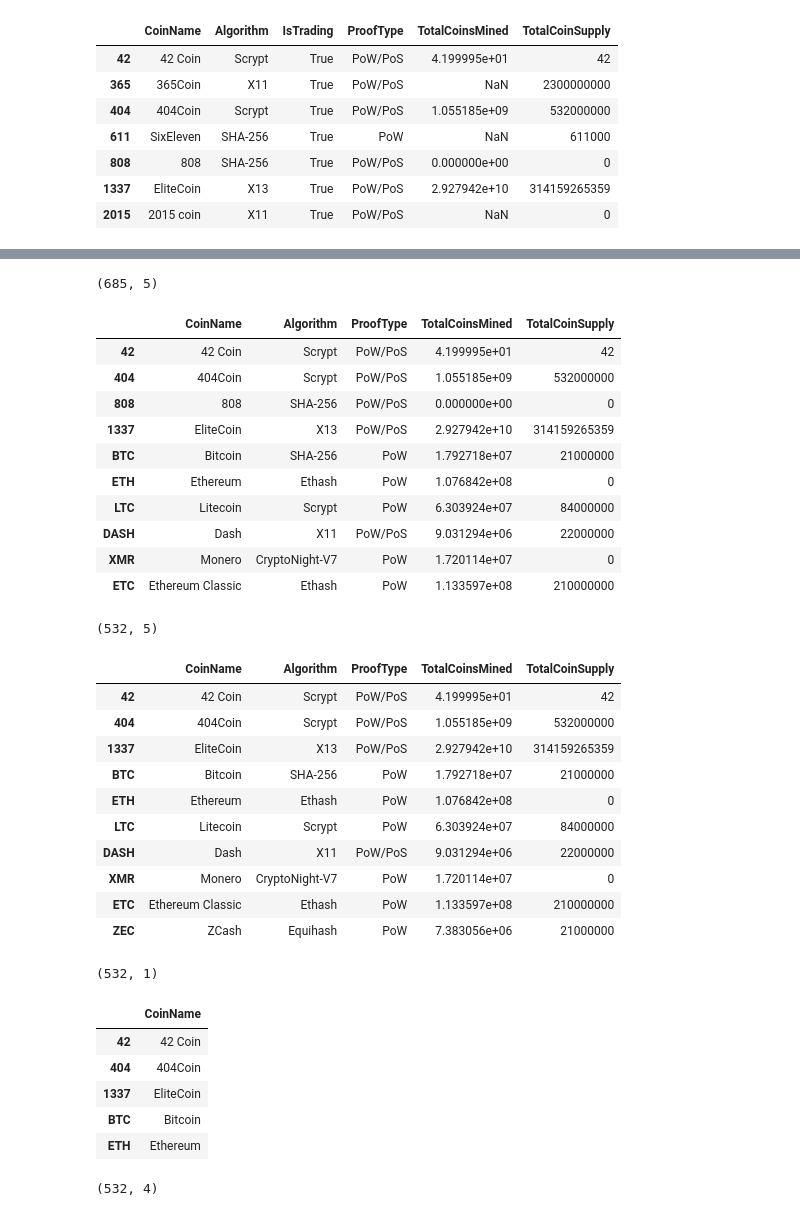
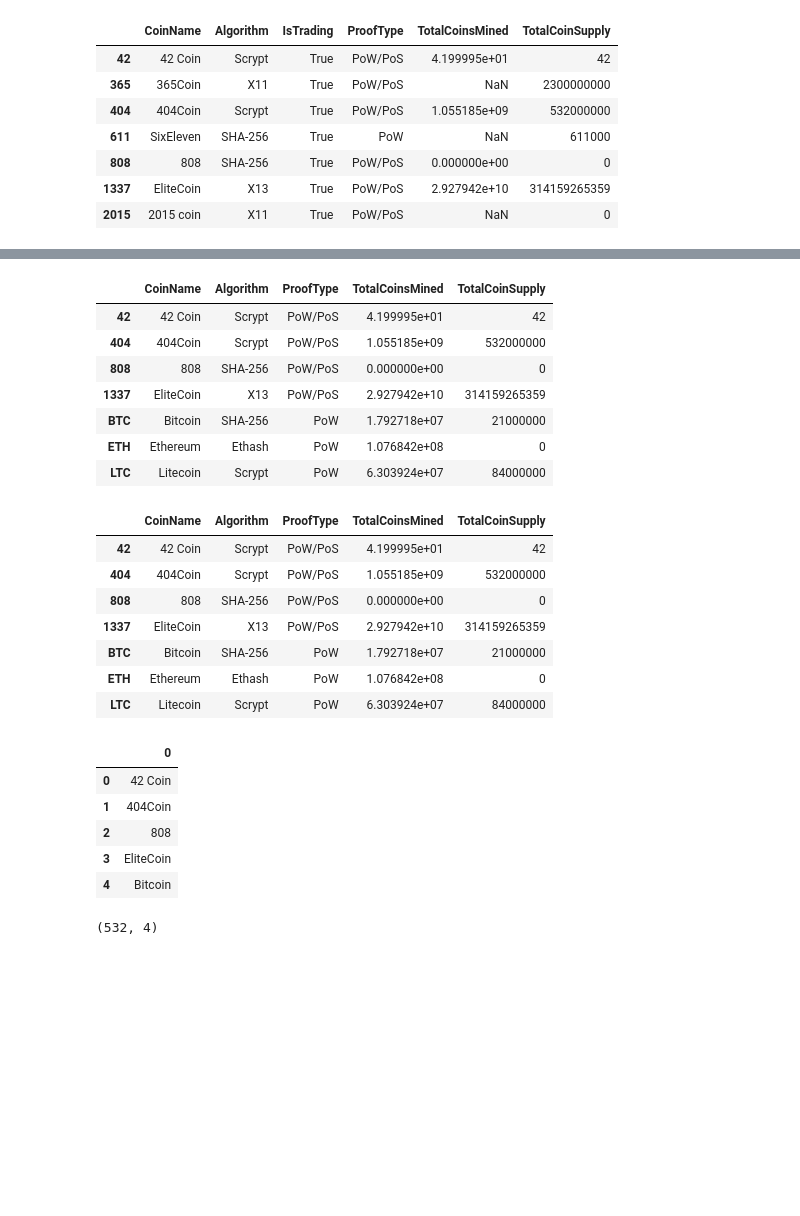
Before and after one commit to pmoores/Cryptocurrencies, a Jupyter notebook: crypto_clustering.ipynb, the cells around one changed output, grey strips where cells are left out. Saved outputs shown, nothing was run; the diff lists cells and outputs as text; code cells hidden in the pictures; blank space fills up the shorter version.

```diff
--- a/crypto_clustering.ipynb
+++ b/crypto_clustering.ipynb
@@ -25,7 +25,3 @@ crypto_df.head(7)
 | 808 | 808 | SHA-256 | True | PoW/PoS | 0.000000e+00 | 0 |
 | 1337 | EliteCoin | X13 | True | PoW/PoS | 2.927942e+10 | 314159265359 |
 | 2015 | 2015 coin | X11 | True | PoW/PoS | NaN | 0 |
-# %%
-# Set index to 'Unnamed: 0' column
-crypto_df.set_index('Unnamed: 0')
-crypto_df.sample(7)
@@ -41,5 +28,5 @@ crypto_df.sample(7)
 # %%
 # Keep all the cryptocurrencies that are being traded.
-crypto_df = crypto_df.loc[crypto_df['IsTrading'] == True]
-crypto_df.sample(7)
+crypto_df.loc[crypto_df['IsTrading'] == True]
+crypto_df.head(7)
 # %% [output]
@@ -54,4 +41,4 @@ crypto_df.sample(7)
 # %%
 # Keep all the cryptocurrencies that have a working algorithm.
-# Drop null rows
-crypto_df = crypto_df.dropna()
+# Returns 0 null rows in Algorithm column
+crypto_df["Algorithm"].isnull().sum()
@@ -58,4 +47,5 @@ crypto_df = crypto_df.dropna()
 # %%
 # Remove the "IsTrading" column.
-# YOUR CODE HERE
+crypto_df.drop(columns=["IsTrading"], inplace=True)
+crypto_df.head(7)
 # %% [output]
@@ -73,9 +59,9 @@ crypto_df = crypto_df.dropna()
 | LTC | Litecoin | Scrypt | PoW | 6.303924e+07 | 84000000 |
 # %%
 # Remove rows that have at least 1 null value.
-# YOUR CODE HERE
+crypto_df.dropna()
+crypto_df.head(7)
 # %% [output]
-(685, 5)
 |  | CoinName | Algorithm | ProofType | TotalCoinsMined | TotalCoinSupply |
 | 42 | 42 Coin | Scrypt | PoW/PoS | 4.199995e+01 | 42 |
 | 404 | 404Coin | Scrypt | PoW/PoS | 1.055185e+09 | 532000000 |
@@ -84,36 +70,34 @@ crypto_df = crypto_df.dropna()
 | BTC | Bitcoin | SHA-256 | PoW | 1.792718e+07 | 21000000 |
 | ETH | Ethereum | Ethash | PoW | 1.076842e+08 | 0 |
 | LTC | Litecoin | Scrypt | PoW | 6.303924e+07 | 84000000 |
-| DASH | Dash | X11 | PoW/PoS | 9.031294e+06 | 22000000 |
-| XMR | Monero | CryptoNight-V7 | PoW | 1.720114e+07 | 0 |
-| ETC | Ethereum Classic | Ethash | PoW | 1.133597e+08 | 210000000 |
 # %%
 # Keep the rows where coins are mined.
-# YOUR CODE HERE
+crypto_df.loc[crypto_df['TotalCoinsMined'] > 0]
+crypto_df.head(7)
 # %% [output]
-(532, 5)
 |  | CoinName | Algorithm | ProofType | TotalCoinsMined | TotalCoinSupply |
 | 42 | 42 Coin | Scrypt | PoW/PoS | 4.199995e+01 | 42 |
 | 404 | 404Coin | Scrypt | PoW/PoS | 1.055185e+09 | 532000000 |
+| 808 | 808 | SHA-256 | PoW/PoS | 0.000000e+00 | 0 |
 | 1337 | EliteCoin | X13 | PoW/PoS | 2.927942e+10 | 314159265359 |
 | BTC | Bitcoin | SHA-256 | PoW | 1.792718e+07 | 21000000 |
 | ETH | Ethereum | Ethash | PoW | 1.076842e+08 | 0 |
 | LTC | Litecoin | Scrypt | PoW | 6.303924e+07 | 84000000 |
-| DASH | Dash | X11 | PoW/PoS | 9.031294e+06 | 22000000 |
-| XMR | Monero | CryptoNight-V7 | PoW | 1.720114e+07 | 0 |
-| ETC | Ethereum Classic | Ethash | PoW | 1.133597e+08 | 210000000 |
-| ZEC | ZCash | Equihash | PoW | 7.383056e+06 | 21000000 |
 # %%
 # Create a new DataFrame that holds only the cryptocurrencies names.
-# YOUR CODE HERE
+# Convert CoinName column to a list
+crypto_names = crypto_df['CoinName'].tolist()
+
+# Convert crypto_names list to a DataFrame
+crypto_names_df = pd.DataFrame(crypto_names)
+crypto_names_df.head()
 # %% [output]
-(532, 1)
-|  | CoinName |
-| 42 | 42 Coin |
-| 404 | 404Coin |
-| 1337 | EliteCoin |
-| BTC | Bitcoin |
-| ETH | Ethereum |
+|  | 0 |
+| 0 | 42 Coin |
+| 1 | 404Coin |
+| 2 | 808 |
+| 3 | EliteCoin |
+| 4 | Bitcoin |
 # %%
 # Drop the 'CoinName' column since it's not going to be used on the clustering algorithm.
 # YOUR CODE HERE
```
Also changed, not shown: parts of 4 cells of this notebook, 1 other file.
